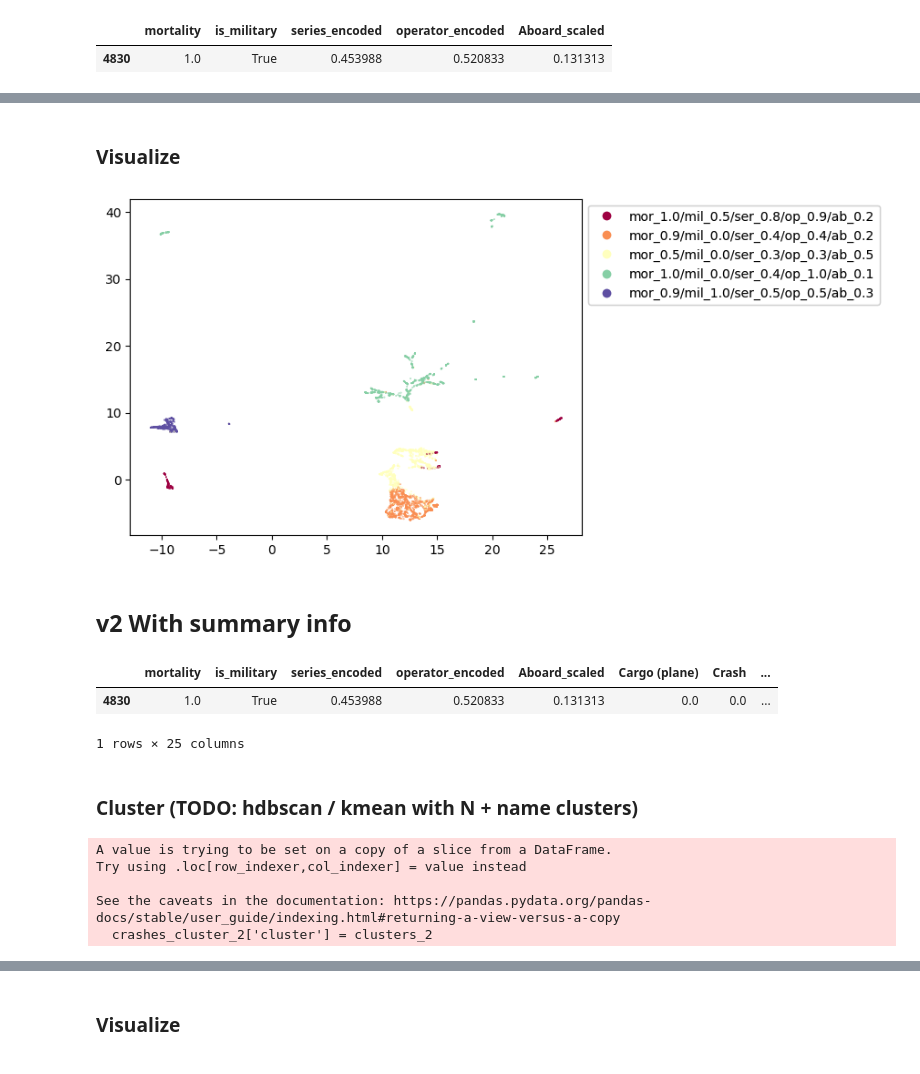
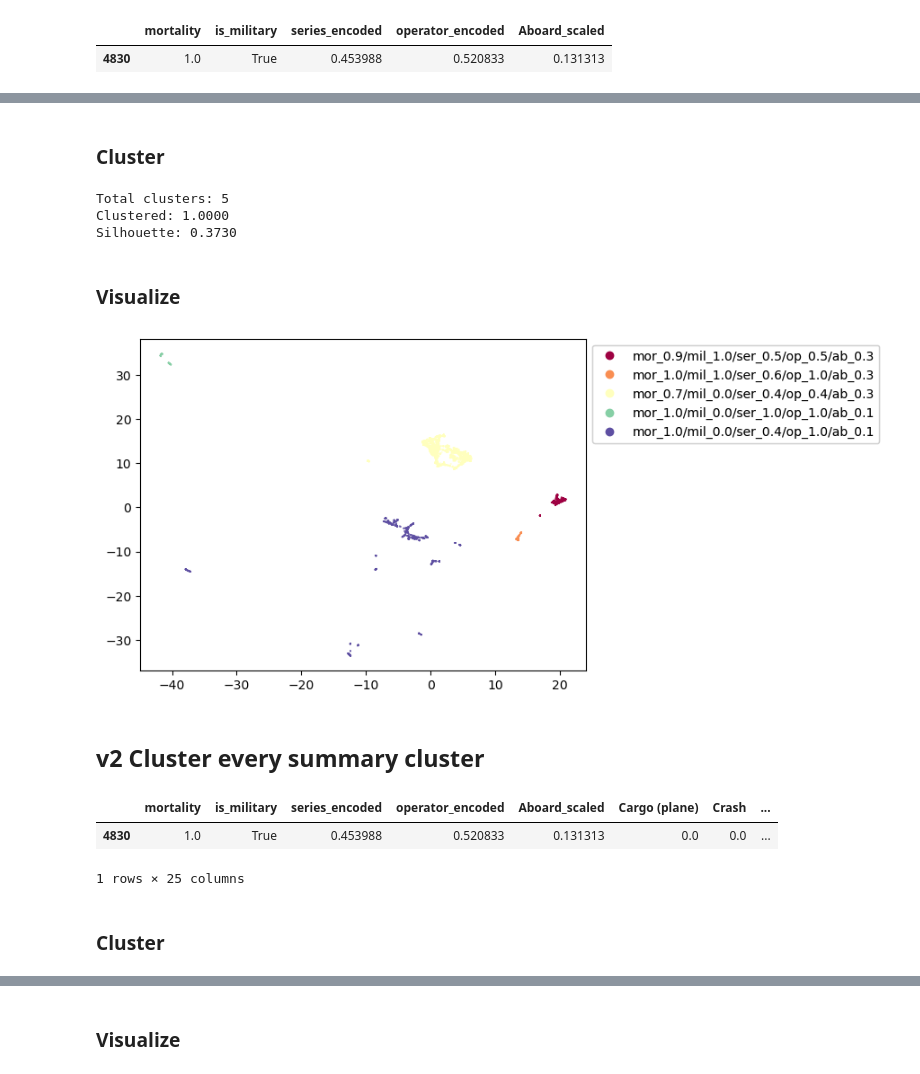
Before and after one commit to programmersockson/air-crash-data-analysis, a Jupyter notebook: 2. airplane_crashes.ipynb, the cells around one changed output, grey strips where cells are left out. Saved outputs shown, nothing was run; the diff lists cells and outputs as text; code cells hidden in the pictures.

Commit message:
added clasterization without summary

```diff
--- a/2. airplane_crashes.ipynb
+++ b/2. airplane_crashes.ipynb
@@ -479,12 +485,12 @@ crashes.tail(1)
 # 4. Clusterize
 # %%
 def get_cluster_stats(df: pd.DataFrame, summary_cluster: bool = False):
-    cluster_stats = crashes_cluster_1.groupby('cluster') \
-                                     .agg({"mortality": np.mean,
-                                           "is_military": np.mean,
-                                           "series_encoded": np.mean,
-                                           "operator_encoded": np.mean,
-                                           "Aboard_scaled": np.mean})
+    cluster_stats = df.groupby('cluster') \
+                      .agg({"mortality": np.mean,
+                            "is_military": np.mean,
+                            "series_encoded": np.mean,
+                            "operator_encoded": np.mean,
+                            "Aboard_scaled": np.mean})
     return cluster_stats
 
 
@@ -498,8 +504,10 @@ def create_cluster_name(row):
     return "/".join(stats_name)
 
 
-def get_cluster_names(df: pd.DataFrame, summary_cluster: bool = False):
-    cluster_stats = get_cluster_stats(df, summary_cluster)
+def get_cluster_names(df: pd.DataFrame, clusters, summary_cluster: bool = False):
+    df_1 = df.copy()
+    df_1['cluster'] = clusters
+    cluster_stats = get_cluster_stats(df_1, summary_cluster)
     cluster_stats['cluster_name'] = cluster_stats.apply(lambda row: create_cluster_name(row), axis=1)
     return cluster_stats['cluster_name'].to_dict()
 # %%
@@ -533,4 +533,0 @@ clusters_1 = kmeans.fit_predict(crashes_cluster_1)
-# %%
-crashes_cluster_1['cluster'] = clusters_1
-
-cluster_names_1 = get_cluster_names(crashes_cluster_1)
@@ -568,0 +542,17 @@ crashes[crashes_cluster_1.cluster == index][cols_to_show].describe()
+# %% [markdown]
+### Cluster
+# %%
+hdbscan_model = HDBSCAN(min_cluster_size=80, min_samples=1, prediction_data=False)
+clusters_hdbscan_1 = hdbscan_model.fit_predict(crashes_cluster_1)
+
+clusters_hdbscan_1_names = get_cluster_names(crashes_cluster_1, clusters_hdbscan_1)
+clusters_hdbscan_1_names[-1] = -1
+
+clustered = (clusters_hdbscan_1 >= 0)
+print(f"Total clusters: {len(set(clusters_hdbscan_1))}")
+print(f"Clustered: {(np.sum(clustered) / len(clusters_hdbscan_1)):.4f}")
+print(f"Silhouette: {silhouette_score(crashes_cluster_1, clusters_hdbscan_1):.4f}")
+# %% [output]
+Total clusters: 5
+Clustered: 1.0000
+Silhouette: 0.3730
@@ -569,12 +591,14 @@ crashes[crashes_cluster_1.cluster == index][cols_to_show].describe()
 # %% [markdown]
 ### Visualize
+# %%
+umap_encoder = UMAP(n_neighbors=100, n_components=2, min_dist=0.0, metric='euclidean', random_state=42)
+reduced_emb_1 = umap_encoder.fit_transform(crashes_cluster_1)
 # %%
-reduced_emb_1 = umap_encoder.fit_transform(crashes_cluster_1[cols_to_cluster_1])
-plot_clusters(reduced_emb_1, clusters_1, cluster_names_1)
+plot_clusters(reduced_emb_1, clusters_hdbscan_1, clusters_hdbscan_1_names)
 # %% [output]
-[figure, old version]
+[figure, new version]
 # %% [markdown]
-## v2 With summary info
+## v2 Cluster every summary cluster
 # %%
 cols_to_cluster_2 = ['mortality', 'is_military', 'series_encoded', 'operator_encoded',
                    'Aboard_scaled', *one_hot_encoder.categories_[0]]
@@ -587,4 +611,4 @@ crashes_cluster_2.tail(1)
 | 4830 | 1.0 | True | 0.453988 | 0.520833 | 0.131313 | 0.0 | 0.0 | ... |
 1 rows × 25 columns
 # %% [markdown]
-### Cluster (TODO: hdbscan / kmean with N + name clusters)
+### Cluster
@@ -596,8 +614,0 @@ clusters_2 = kmeans.fit_predict(crashes_cluster_2)
-# %%
-crashes_cluster_2['cluster'] = clusters_2
-# %% [output]
-A value is trying to be set on a copy of a slice from a DataFrame.
-Try using .loc[row_indexer,col_indexer] = value instead
-
-See the caveats in the documentation: https://pandas.pydata.org/pandas-docs/stable/user_guide/indexing.html#returning-a-view-versus-a-copy
-  crashes_cluster_2['cluster'] = clusters_2
```
Also changed, not shown: parts of 30 cells of this notebook.
